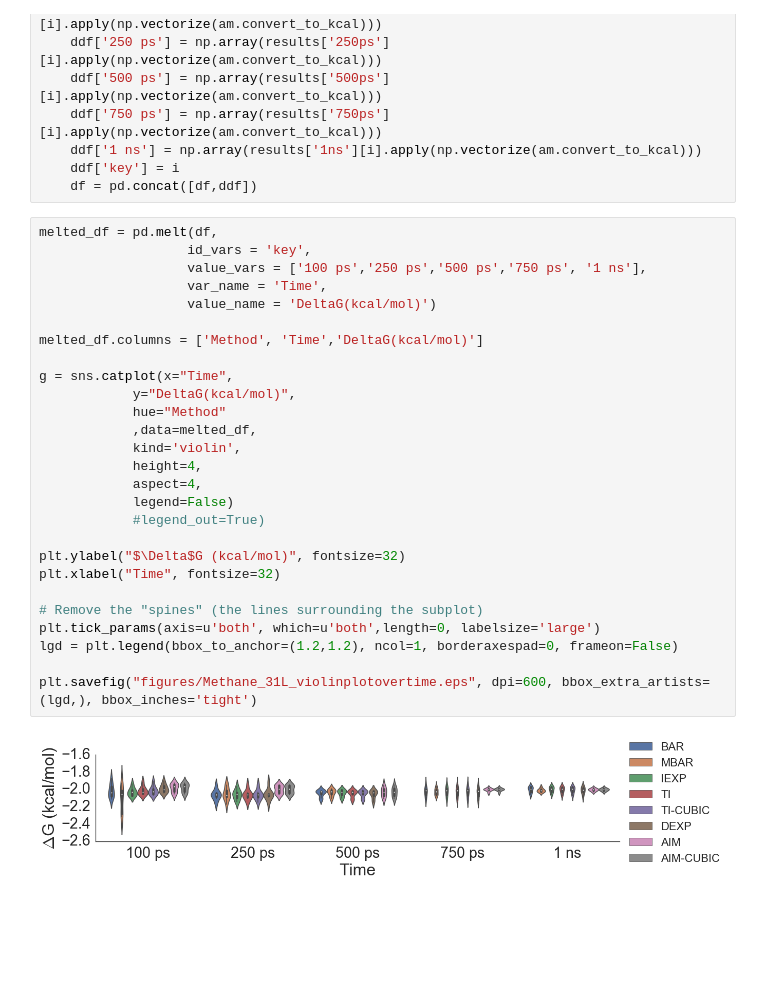
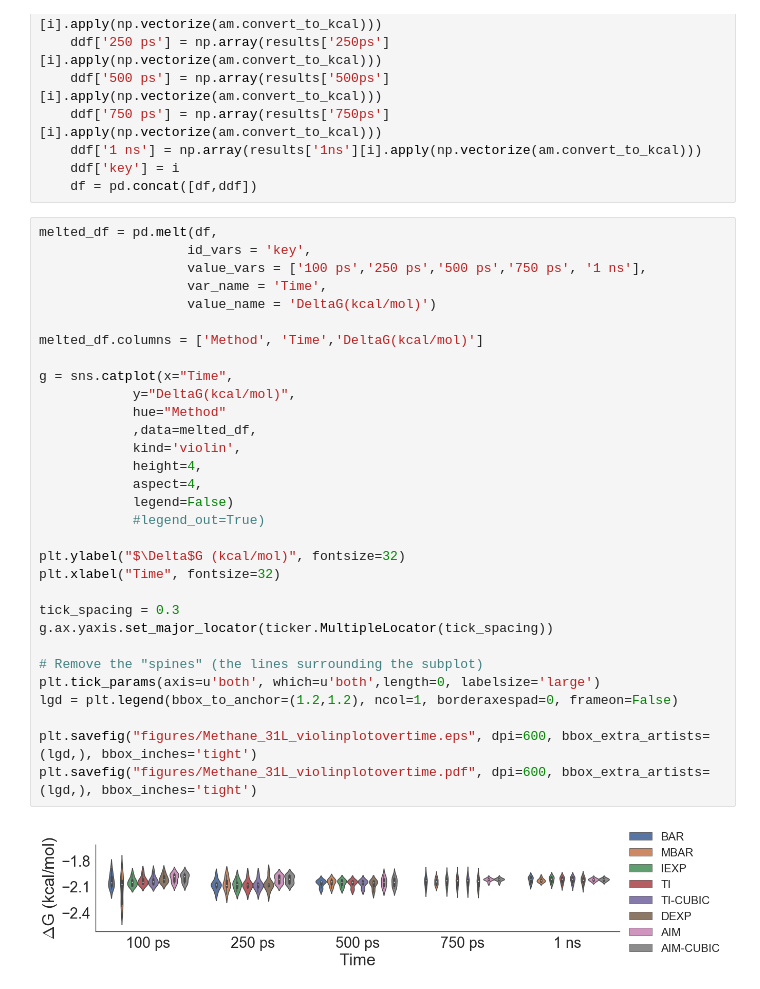
Before and after one commit to bioSandMan/gmx514, a Jupyter notebook: methane.ipynb, the cells around one changed output. Drawn from its saved outputs; the diff is of its cells as text; blank space fills up the shorter version.

```diff
--- a/methane.ipynb
+++ b/methane.ipynb
@@ -570,29 +582,33 @@ for i in keys:
 # %%
 melted_df = pd.melt(df,
                    id_vars = 'key',
                    value_vars = ['100 ps','250 ps','500 ps','750 ps', '1 ns'],
                    var_name = 'Time',
                    value_name = 'DeltaG(kcal/mol)')
 
 melted_df.columns = ['Method', 'Time','DeltaG(kcal/mol)']
 
 g = sns.catplot(x="Time",
             y="DeltaG(kcal/mol)",
             hue="Method"
             ,data=melted_df,
             kind='violin',
             height=4,
             aspect=4,
             legend=False)
             #legend_out=True)
 
 plt.ylabel("$\Delta$G (kcal/mol)", fontsize=32)
 plt.xlabel("Time", fontsize=32)
 
+tick_spacing = 0.3
+g.ax.yaxis.set_major_locator(ticker.MultipleLocator(tick_spacing))
+
 # Remove the "spines" (the lines surrounding the subplot)
 plt.tick_params(axis=u'both', which=u'both',length=0, labelsize='large')
 lgd = plt.legend(bbox_to_anchor=(1.2,1.2), ncol=1, borderaxespad=0, frameon=False)
 
 plt.savefig("figures/Methane_31L_violinplotovertime.eps", dpi=600, bbox_extra_artists=(lgd,), bbox_inches='tight')
+plt.savefig("figures/Methane_31L_violinplotovertime.pdf", dpi=600, bbox_extra_artists=(lgd,), bbox_inches='tight')
 # %% [output]
-[figure, old version]
+[figure, new version]
```
Also changed, not shown: parts of 2 cells of this notebook, 12 other files.
